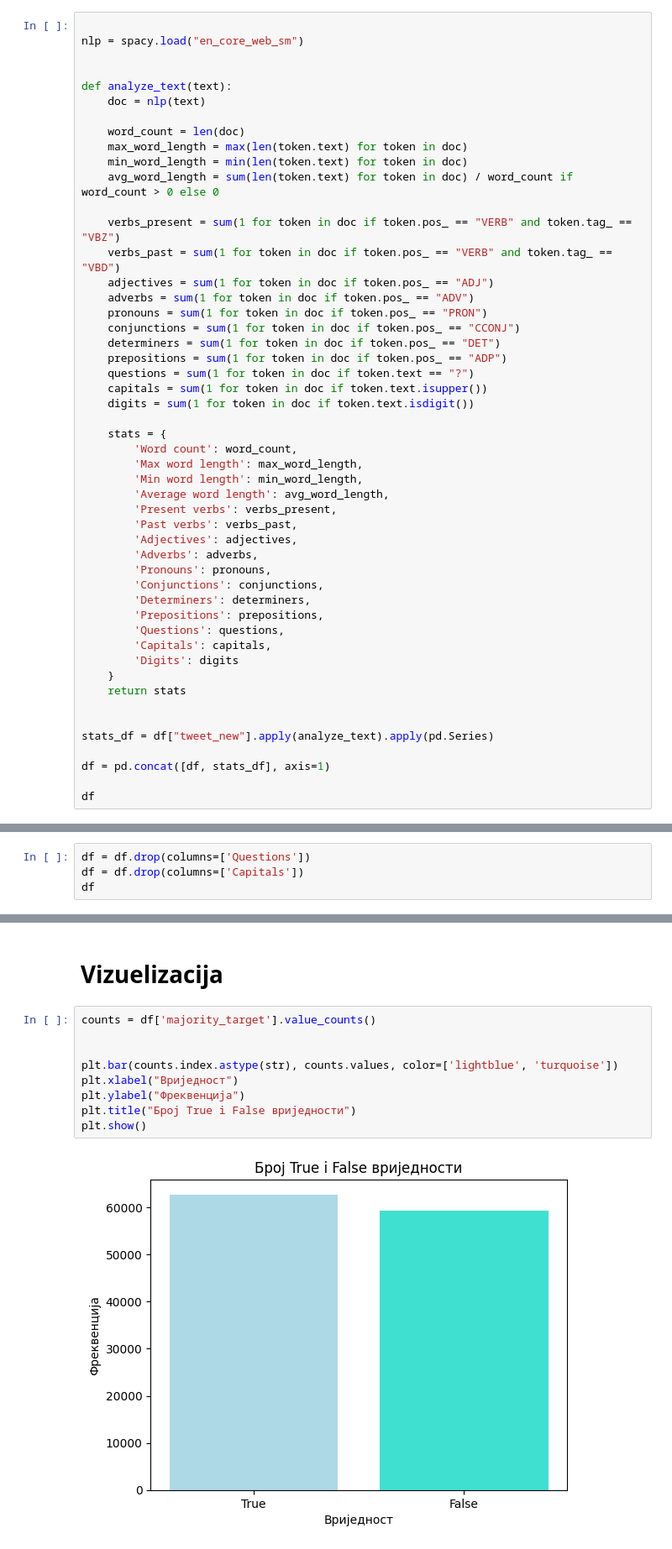
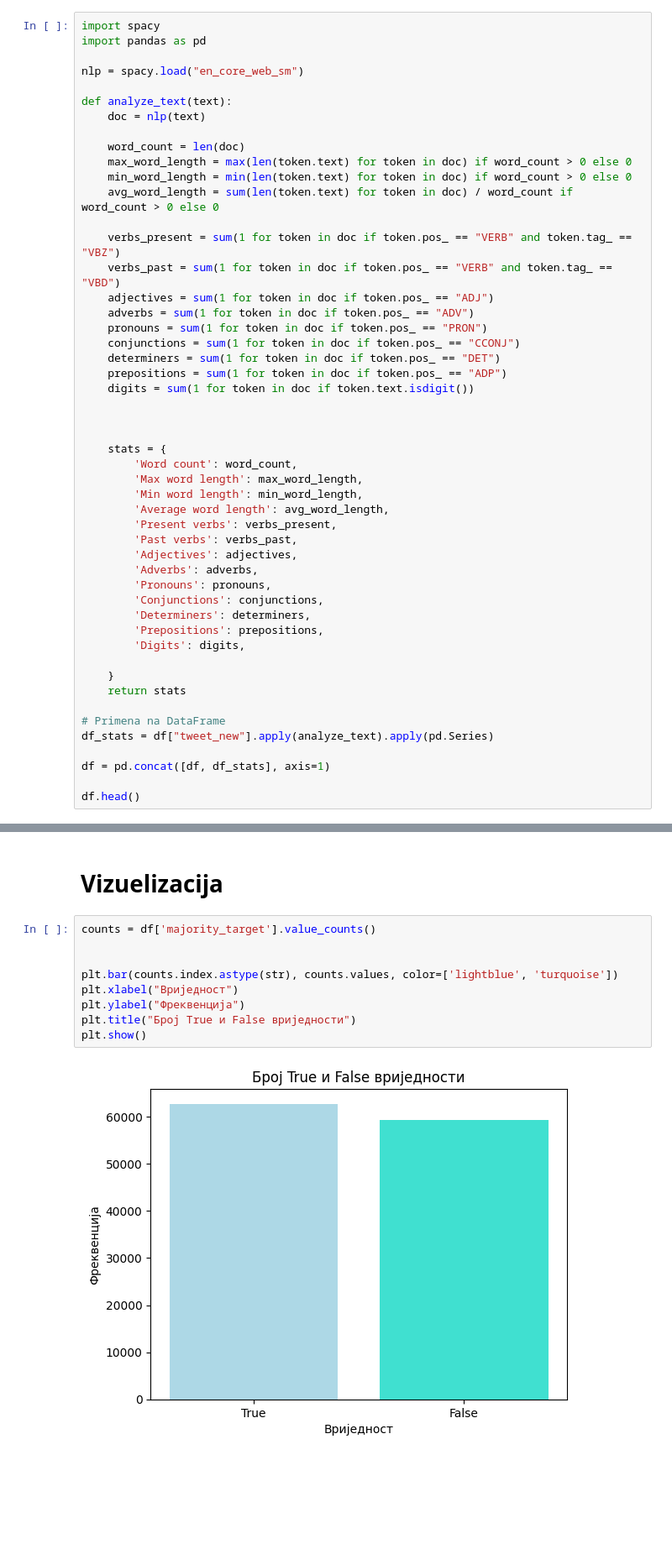
Before and after one commit to SaraTalic/fake-news-twitter-detection, a Jupyter notebook: preprocessing.ipynb, the cells around one changed output, grey strips where cells are left out. Shown at 84% size. Drawn from its saved outputs; the diff is of its cells as text; blank space fills up the shorter version.

```diff
--- a/preprocessing.ipynb
+++ b/preprocessing.ipynb
@@ -215,16 +217,17 @@ df = df[df['tweet_new'].str.strip() != ""]
 # %% [markdown]
 # Tekstualne karakteristike
 # %%
+import spacy
+import pandas as pd
 
 nlp = spacy.load("en_core_web_sm")
-
 
 def analyze_text(text):
     doc = nlp(text)
 
     word_count = len(doc)
-    max_word_length = max(len(token.text) for token in doc)
-    min_word_length = min(len(token.text) for token in doc)
+    max_word_length = max(len(token.text) for token in doc) if word_count > 0 else 0
+    min_word_length = min(len(token.text) for token in doc) if word_count > 0 else 0
     avg_word_length = sum(len(token.text) for token in doc) / word_count if word_count > 0 else 0
 
     verbs_present = sum(1 for token in doc if token.pos_ == "VERB" and token.tag_ == "VBZ")
@@ -235,9 +238,9 @@ def analyze_text(text):
     conjunctions = sum(1 for token in doc if token.pos_ == "CCONJ")
     determiners = sum(1 for token in doc if token.pos_ == "DET")
     prepositions = sum(1 for token in doc if token.pos_ == "ADP")
-    questions = sum(1 for token in doc if token.text == "?")
-    capitals = sum(1 for token in doc if token.text.isupper())
     digits = sum(1 for token in doc if token.text.isdigit())
+
+
 
     stats = {
         'Word count': word_count,
@@ -252,16 +255,15 @@ def analyze_text(text):
         'Conjunctions': conjunctions,
         'Determiners': determiners,
         'Prepositions': prepositions,
-        'Questions': questions,
-        'Capitals': capitals,
-        'Digits': digits
+        'Digits': digits,
+
     }
     return stats
 
+# Primena na DataFrame
+df_stats = df["tweet_new"].apply(analyze_text).apply(pd.Series)
 
-stats_df = df["tweet_new"].apply(analyze_text).apply(pd.Series)
+df = pd.concat([df, df_stats], axis=1)
 
-df = pd.concat([df, stats_df], axis=1)
-
-df
+df.head()
 # %% [output]
@@ -322,4 +311,0 @@ Index(['Questions', 'Capitals'], dtype='object')
-# %%
-df = df.drop(columns=['Questions'])
-df = df.drop(columns=['Capitals'])
-df
@@ -342,14 +314,14 @@ df
 # %%
 counts = df['majority_target'].value_counts()
 
 
 plt.bar(counts.index.astype(str), counts.values, color=['lightblue', 'turquoise'])
 plt.xlabel("Вриједност")
 plt.ylabel("Фреквенција")
-plt.title("Број True i False вриједности")
+plt.title("Број True и False вриједности")
 plt.show()
 # %% [output]
-[figure, old version]
+[figure, new version]
 # %%
 plt.figure(figsize=(10, 5))
 sns.histplot(df['Word count'], bins=30, kde=True, color='turquoise')
```
Also changed, not shown: parts of 27 cells of this notebook, 1 other file.
